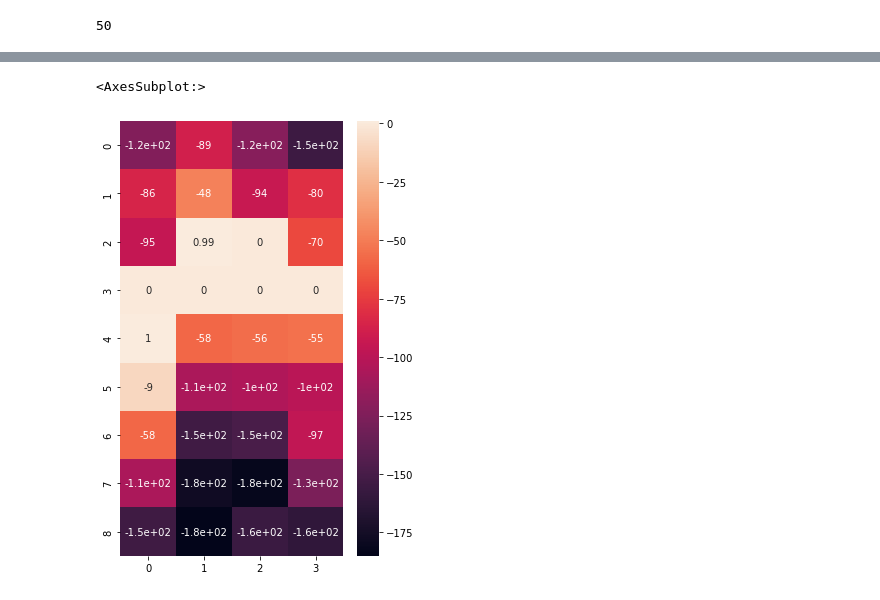
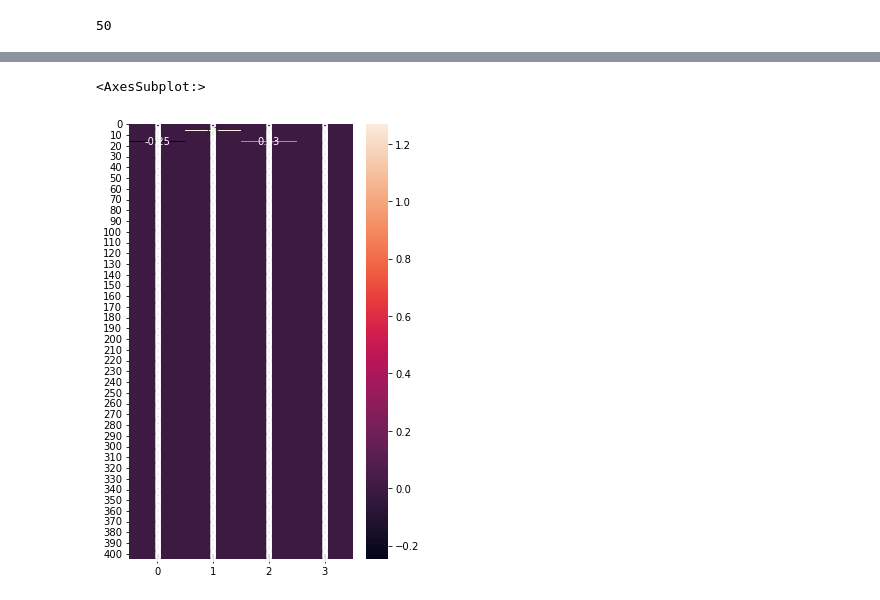
Before and after one commit to aasong113/CT_View_Planning_DeepRL, a Jupyter notebook: gym-child_thresholded_NN/Q_learn_Gym_TEEN.ipynb, the cells around one changed output, grey strips where cells are left out. Drawn from its saved outputs; the diff is of its cells as text; code cells hidden in the pictures.

```diff
--- a/gym-child_thresholded_NN/Q_learn_Gym_TEEN.ipynb
+++ b/gym-child_thresholded_NN/Q_learn_Gym_TEEN.ipynb
@@ -339,7 +322,7 @@ ModuleNotFoundError: No module named 'seaborn'
 #### ACTION = ["N", "S", "E", "W"]
 # %%
 fig,ax = plt.subplots(figsize=(5,8))
-sns.heatmap(fin_q_table[4,:,:],annot=True)
+sns.heatmap(q_table0[4,:,:],annot=True)
 # %% [output]
 <AxesSubplot:>
-[figure, old version]
+[figure, new version]
```
Also changed, not shown: parts of 11 cells of this notebook, 20 other files.
